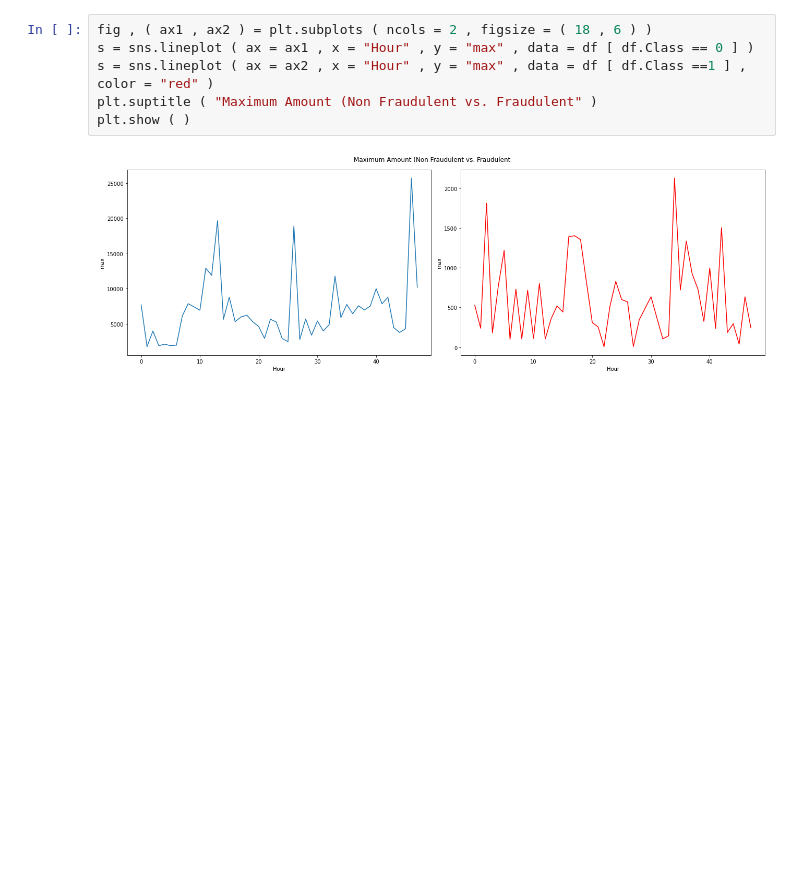
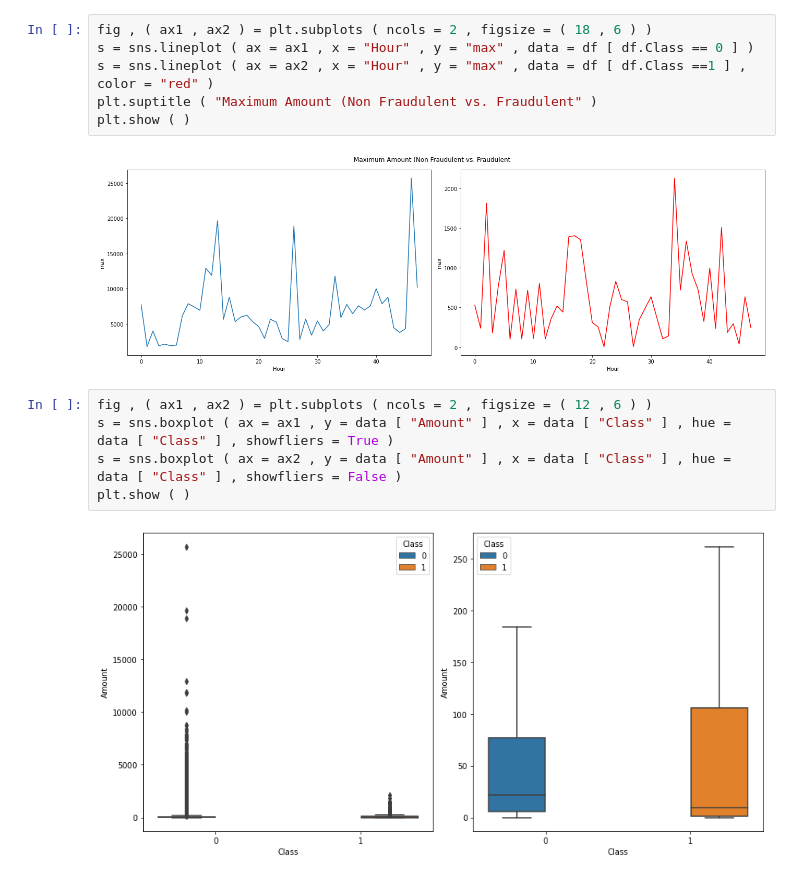
Before and after one commit to sneharth/Data-Science, a Jupyter notebook: Credit Card Fraud Detection/Credit Card Fraud Detection.ipynb, the cells around one changed output. Saved outputs shown, nothing was run; the diff lists cells and outputs as text; blank space fills up the shorter version.

```diff
--- a/Credit Card Fraud Detection/Credit Card Fraud Detection.ipynb
+++ b/Credit Card Fraud Detection/Credit Card Fraud Detection.ipynb
@@ -162,3 +162,10 @@ plt.suptitle ( "Maximum Amount (Non Fraudulent vs. Fraudulent" )
 plt.show ( )
 # %% [output]
 [figure]
+# %%
+fig , ( ax1 , ax2 ) = plt.subplots ( ncols = 2 , figsize = ( 12 , 6 ) )
+s = sns.boxplot ( ax = ax1 , y = data [ "Amount" ] , x = data [ "Class" ] , hue = data [ "Class" ] , showfliers = True )
+s = sns.boxplot ( ax = ax2 , y = data [ "Amount" ] , x = data [ "Class" ] , hue = data [ "Class" ] , showfliers = False )
+plt.show ( )
+# %% [output]
+[figure, added]
```
